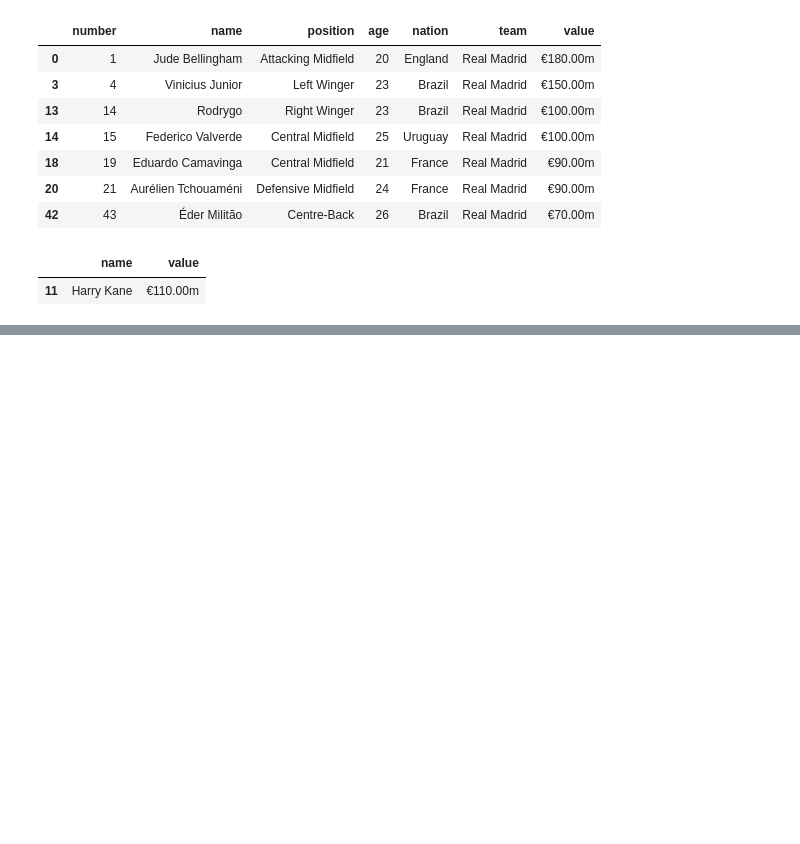
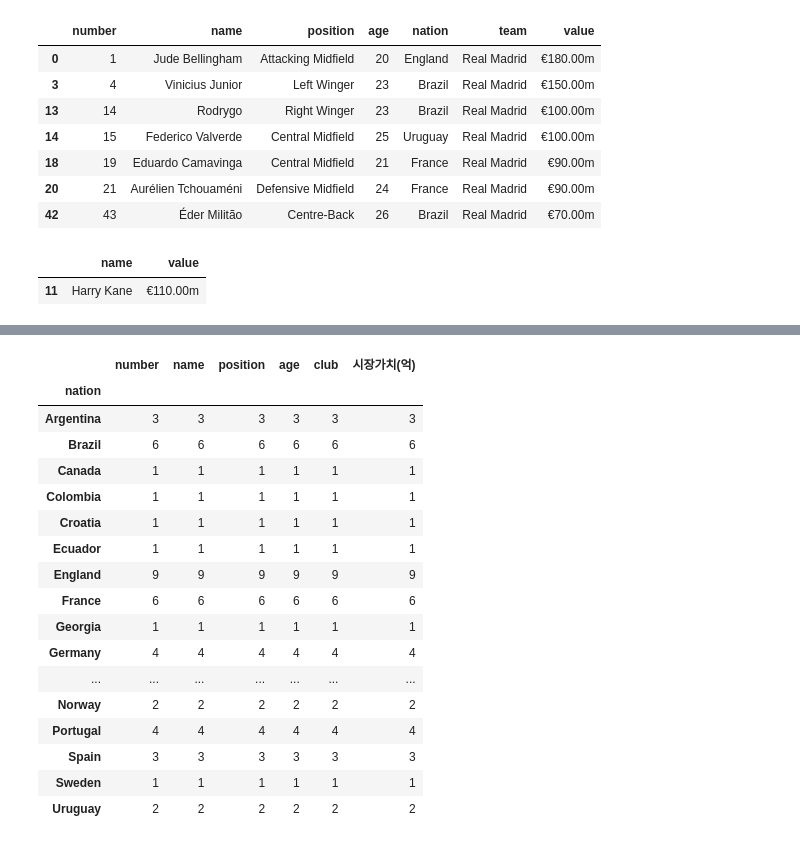
Before and after one commit to zsert1/transfermarket, a Jupyter notebook: pandas_with_50.ipynb, the cells around one changed output, grey strips where cells are left out. Cells and saved outputs as stored; diff of their text form; code cells hidden in the pictures; blank space fills up the shorter version.

```diff
--- a/pandas_with_50.ipynb
+++ b/pandas_with_50.ipynb
@@ -181,0 +247,5 @@ df.loc[age30IsUnder,['name','value']]
+# %%
+df['value']=df['value'].str.replace('€','')
+df['value']=df['value'].str.replace('m','').astype(float)
+df.head()
+df.info()
@@ -181,0 +267,3 @@ df.loc[age30IsUnder,['name','value']]
+# %%
+df['시장가치(억)']=df['value']*13
+df.head()
@@ -181,0 +277,3 @@ df.loc[age30IsUnder,['name','value']]
+# %%
+df.drop(columns=['value'],inplace=True)
+df.head()
@@ -181,0 +337,3 @@ df.loc[age30IsUnder,['name','value']]
+# %%
+g=df.groupby('nation')
+g.size()
@@ -181,0 +358,21 @@ df.loc[age30IsUnder,['name','value']]
+# %%
+g.count()
+# %% [output]
+|  | number | name | position | age | club | 시장가치(억) |
+| nation |  |  |  |  |  |  |
+| Argentina | 3 | 3 | 3 | 3 | 3 | 3 |
+| Brazil | 6 | 6 | 6 | 6 | 6 | 6 |
+| Canada | 1 | 1 | 1 | 1 | 1 | 1 |
+| Colombia | 1 | 1 | 1 | 1 | 1 | 1 |
+| Croatia | 1 | 1 | 1 | 1 | 1 | 1 |
+| Ecuador | 1 | 1 | 1 | 1 | 1 | 1 |
+| England | 9 | 9 | 9 | 9 | 9 | 9 |
+| France | 6 | 6 | 6 | 6 | 6 | 6 |
+| Georgia | 1 | 1 | 1 | 1 | 1 | 1 |
+| Germany | 4 | 4 | 4 | 4 | 4 | 4 |
+| ... | ... | ... | ... | ... | ... | ... |
+| Norway | 2 | 2 | 2 | 2 | 2 | 2 |
+| Portugal | 4 | 4 | 4 | 4 | 4 | 4 |
+| Spain | 3 | 3 | 3 | 3 | 3 | 3 |
+| Sweden | 1 | 1 | 1 | 1 | 1 | 1 |
+| Uruguay | 2 | 2 | 2 | 2 | 2 | 2 |
```
Also changed, not shown: parts of 21 cells of this notebook, 1 other file.
